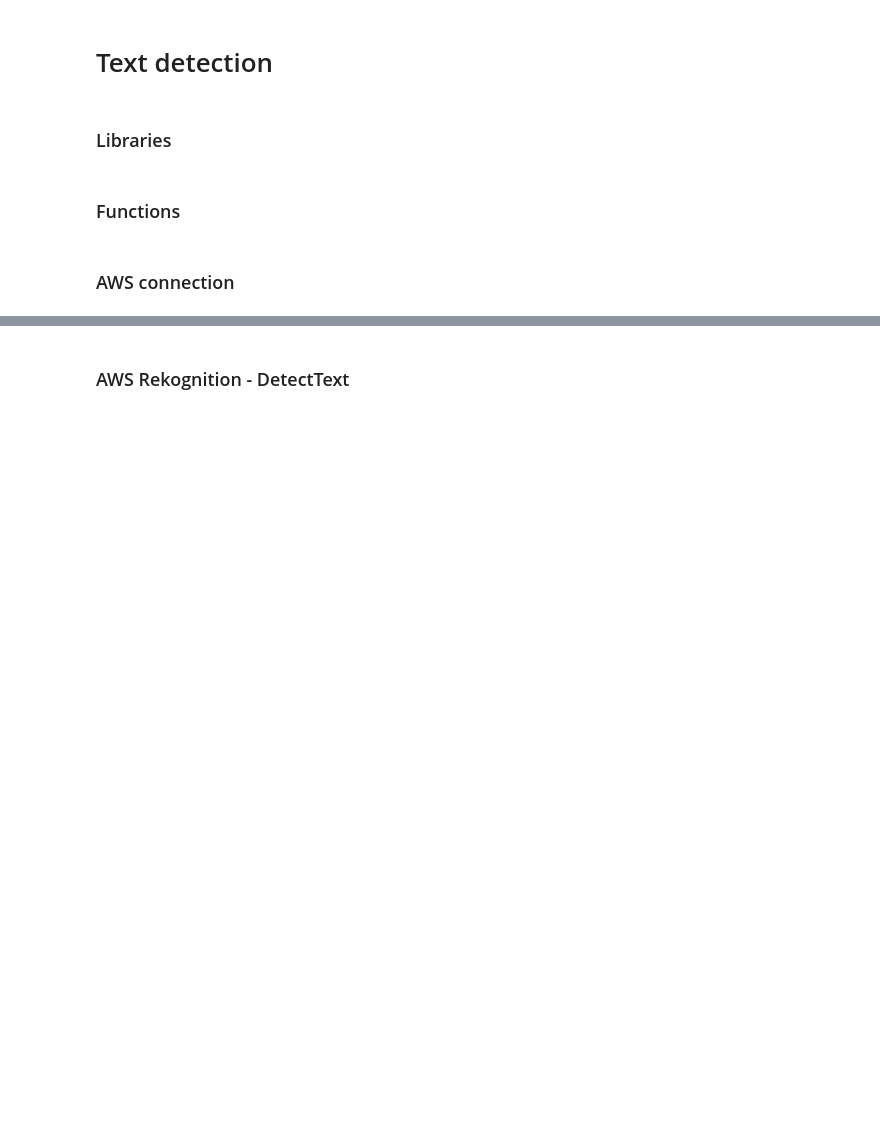
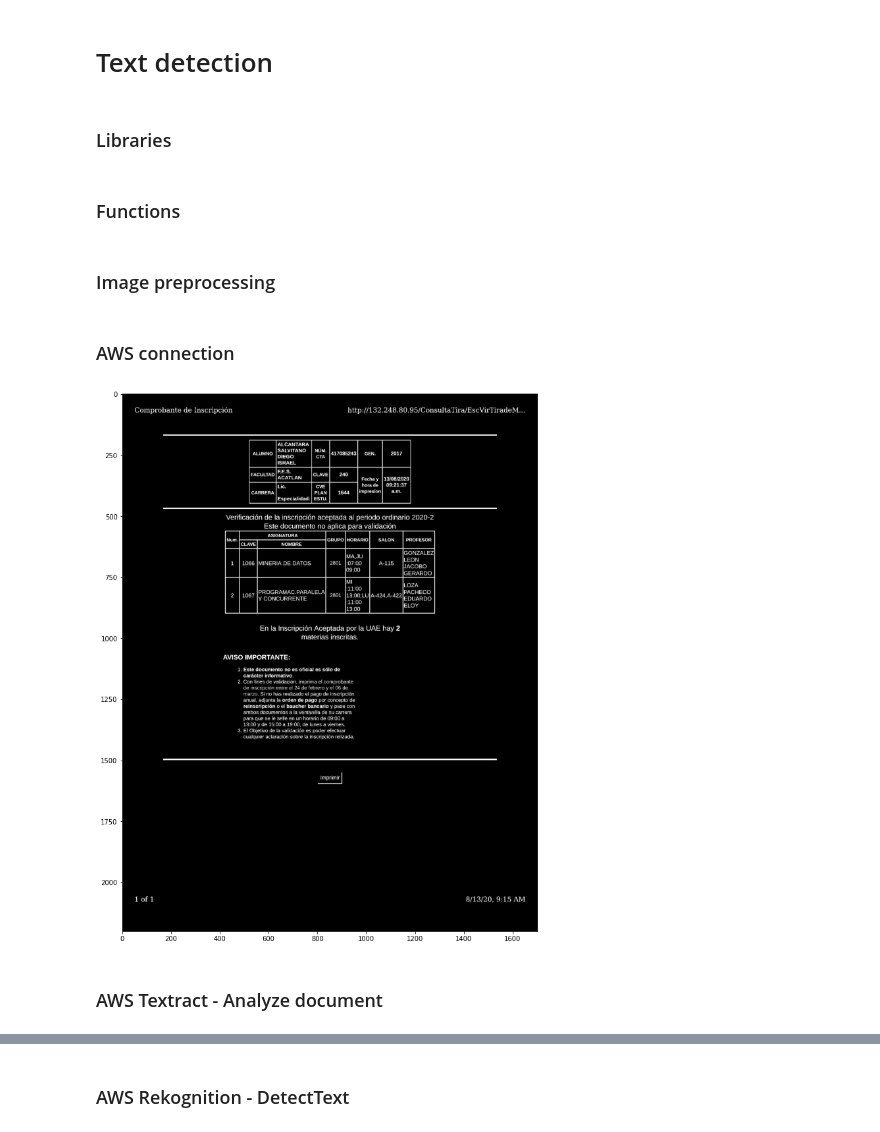
Before and after one commit to diegoias12/BBVA-Hackathon-2020---Interpretador-inteligente, a Jupyter notebook: text_detection.ipynb, the cells around one changed output, grey strips where cells are left out. Cells and saved outputs as stored; diff of their text form; code cells hidden in the pictures; blank space fills up the shorter version.

Commit message:
Get table values/select text

```diff
--- a/text_detection.ipynb
+++ b/text_detection.ipynb
@@ -51,0 +48,5 @@ def get_relationship_type_ids(ids, relationships):
+# %%
+def plot_image(image):
+    fig = plt.figure(figsize=(15, 15))
+    plt.imshow(image)
+    plt.show()
@@ -52,3 +69,18 @@ def get_relationship_type_ids(ids, relationships):
+# %% [markdown]
+### Image preprocessing
+# %%
+def image_preprocessing(file_path, plot=False):
+    image = cv2.imread(file_path, cv2.IMREAD_COLOR)
+    gray_image = cv2.cvtColor(image, cv2.COLOR_BGR2GRAY)
+    gray_image = cv2.bitwise_not(gray_image)
+    ret, binary_image = cv2.threshold(gray_image, 100, 255, cv2.THRESH_BINARY)
+
+    image = binary_image.copy()
+    Image.fromarray(image).save(file_path)
+
+    if plot:
+        fig = plt.figure(figsize=(15, 15))
+        plt.imshow(image)
 # %% [markdown]
 ### AWS connection
 # %%
@@ -58,16 +90,30 @@ bucket_files = [x['Key'] for x in bucket_files][1:]
 # %%
 # Ejercutar desde aqui para ver nuevas imagenes
 
-file_path = select_random_sample_from_list(bucket_files)
-boto3.client('s3').download_file(
-    bucket,
-    file_path,
-    file_path
-)
+# file_path = select_random_sample_from_list(bucket_files)
+# imagefile = 'resume_Alcantara_Diego.pdf'
+imagefile = 'mozilla.pdf'
+file_path = os.path.join('images', imagefile)
+if imagefile not in os.listdir('images'):
+    boto3.client('s3').download_file(
+        bucket,
+        file_path,
+        file_path
+    )
 
 if file_path.split('.')[-1] == 'pdf':
     pdf_pages = convert_from_path(file_path, dpi=200)
     for index, pdf_page in enumerate(pdf_pages):
-        pdf_page.save(file_path[:-4] + '_p%d.jpg' % index, 'JPEG')
+        file_path_page = file_path[:-4] + '_p%d.jpg' % index
+        pdf_page.save(file_path_page, 'JPEG')
+        image_preprocessing(file_path_page)
     # Si es un pdf, se mostrara la primer hoja
     file_path = file_path[:-4] + '_p0.jpg'
+else:
+    image_preprocessing(file_path)
+# %%
+plot_image(cv2.imread(file_path))
+# %% [output]
+[figure, added]
+# %% [markdown]
+### AWS Textract - Analyze document
```
Also changed, not shown: parts of 23 cells of this notebook, 13 other files.
